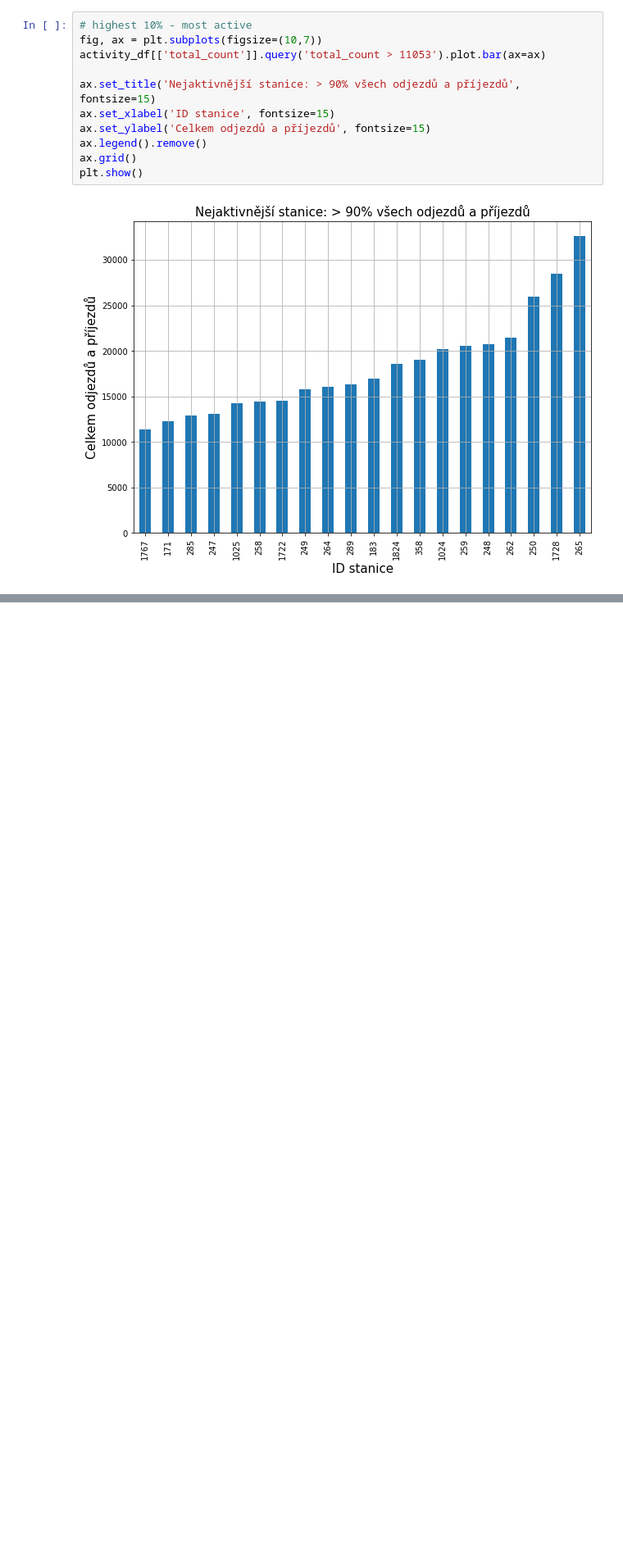
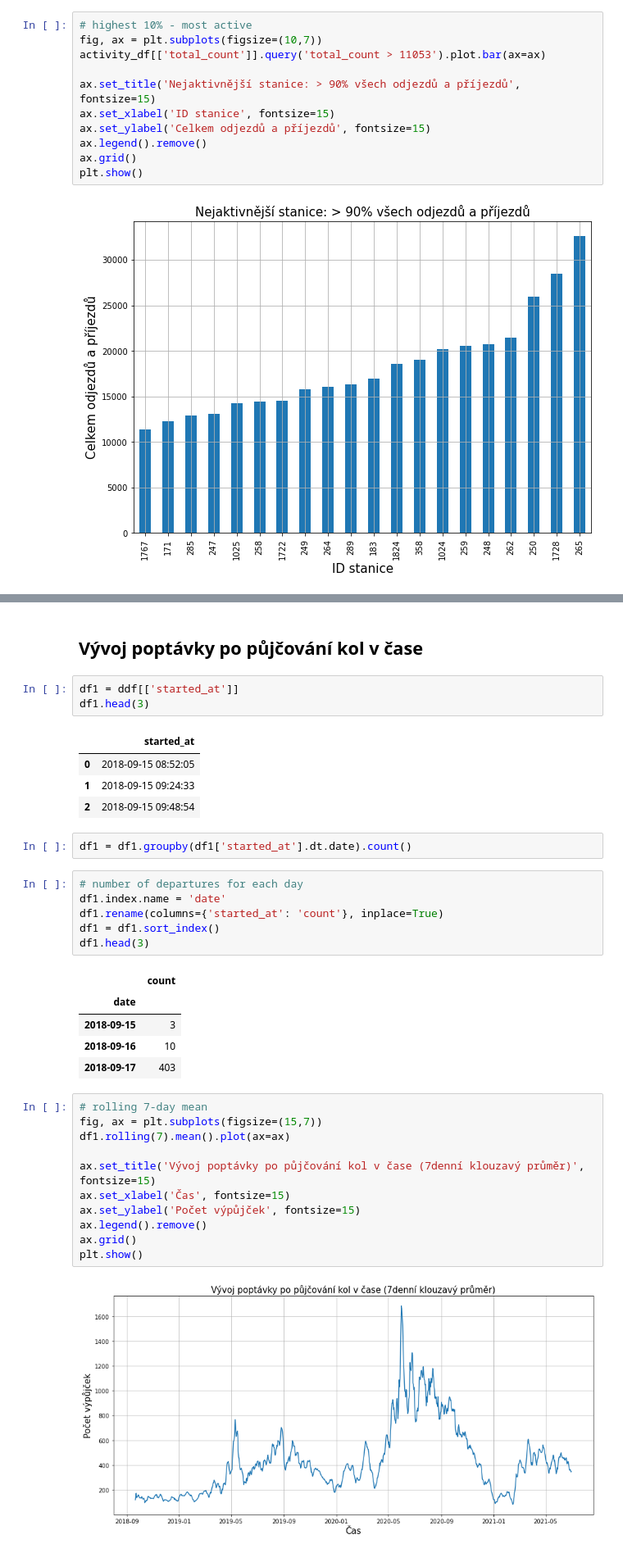
Before and after one commit to michalbk/Data_academy-Python_project, a Jupyter notebook: python_project.ipynb, the cells around one changed output, grey strips where cells are left out. Shown at 82% size. Drawn from its saved outputs; the diff is of its cells as text; blank space fills up the shorter version.

```diff
--- a/python_project.ipynb
+++ b/python_project.ipynb
@@ -196,0 +385,37 @@ activity_df.tail(3)
+# %% [markdown]
+## Vývoj poptávky po půjčování kol v čase ##
+# %%
+df1 = ddf[['started_at']]
+df1.head(3)
+# %% [output]
+|  | started_at |
+| 0 | 2018-09-15 08:52:05 |
+| 1 | 2018-09-15 09:24:33 |
+| 2 | 2018-09-15 09:48:54 |
+# %%
+df1 = df1.groupby(df1['started_at'].dt.date).count()
+# %%
+# number of departures for each day
+df1.index.name = 'date'
+df1.rename(columns={'started_at': 'count'}, inplace=True)
+df1 = df1.sort_index()
+df1.head(3)
+# %% [output]
+|  | count |
+| date |  |
+| 2018-09-15 | 3 |
+| 2018-09-16 | 10 |
+| 2018-09-17 | 403 |
+# %%
+# rolling 7-day mean
+fig, ax = plt.subplots(figsize=(15,7))
+df1.rolling(7).mean().plot(ax=ax)
+
+ax.set_title('Vývoj poptávky po půjčování kol v čase (7denní klouzavý průměr)', fontsize=15)
+ax.set_xlabel('Čas', fontsize=15)
+ax.set_ylabel('Počet výpůjček', fontsize=15)
+ax.legend().remove()
+ax.grid()
+plt.show()
+# %% [output]
+[figure, added]
```
Also changed, not shown: parts of 25 cells of this notebook.
